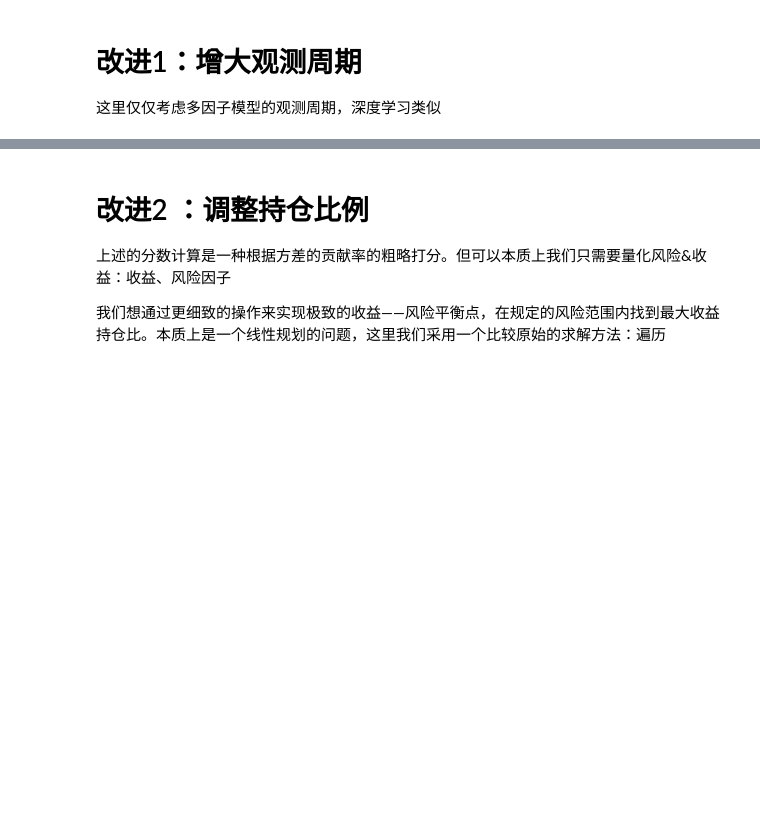
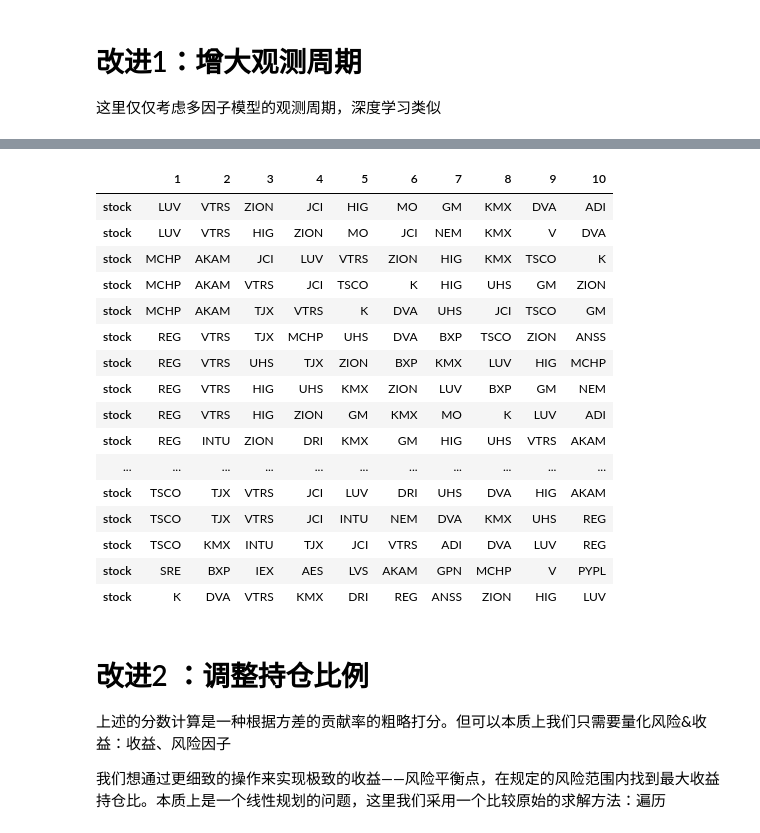
Before and after one commit to zhucebuliaole/MSBD5001_Quant, a Jupyter notebook: mini-project.ipynb, the cells around one changed output, grey strips where cells are left out. Saved outputs shown, nothing was run; the diff lists cells and outputs as text; code cells hidden in the pictures; blank space fills up the shorter version.

```diff
--- a/mini-project.ipynb
+++ b/mini-project.ipynb
@@ -203,0 +211,50 @@ Name: stock, dtype: object
+# %%
+def week(k, data):
+    #k = 3
+    data0 = data[data['start_time']==data['start_time'][k-3]]
+    data1 = data[data['start_time']==data['start_time'][k-2]]
+    data2 = data[data['start_time']==data['start_time'][k-1]]
+    data1.index = data0.index
+    data2.index = data0.index
+    data_composite = data0 + data1 + data2
+    data_composite = data_composite.iloc[0:,6:]
+    data_composite = data_composite/3
+    data_composite = data_composite.reset_index().drop(columns = 'index')
+    companies = data1.iloc[0:,1:3].reset_index().drop(columns = 'index')
+    return data_composite, companies
+
+data = pd.read_csv('30_stocks_weekly_features.csv')
+data.rename(columns={'成交量均值':'Average Volume', '成交金额均值':'Average Turnover', '上周涨跌幅':'Gain/Loss Last Week','涨跌幅均值':'Average Gain/Loss','股价波动程度':'Volatility','开收盘价方差':'Price Variance','未来一周的收益率':'Yield Next week'}, inplace = True)
+week_max = 38
+df = None
+for k in range(3, week_max):
+    data_composite, companies = week(k, data)
+    pca = PCA(n_components=6)
+    pca.fit(data_composite)
+    X_score_scaler_sign = score(pca,data_composite)
+    result = pd.concat([X_score_scaler_sign, companies], axis=1).reindex(X_score_scaler_sign.index)
+    a = pd.DataFrame(result['stock'][:10], columns = ['stock']).T
+    b = a.set_axis(['1', '2', '3', '4', '5', '6', '7', '8', '9', '10'], axis=1, inplace=False)
+    if k == 3:
+        df = b
+    else:
+        df = df.append(b)
+df
+# %% [output]
+|  | 1 | 2 | 3 | 4 | 5 | 6 | 7 | 8 | 9 | 10 |
+| stock | LUV | VTRS | ZION | JCI | HIG | MO | GM | KMX | DVA | ADI |
+| stock | LUV | VTRS | HIG | ZION | MO | JCI | NEM | KMX | V | DVA |
+| stock | MCHP | AKAM | JCI | LUV | VTRS | ZION | HIG | KMX | TSCO | K |
+| stock | MCHP | AKAM | VTRS | JCI | TSCO | K | HIG | UHS | GM | ZION |
+| stock | MCHP | AKAM | TJX | VTRS | K | DVA | UHS | JCI | TSCO | GM |
+| stock | REG | VTRS | TJX | MCHP | UHS | DVA | BXP | TSCO | ZION | ANSS |
+| stock | REG | VTRS | UHS | TJX | ZION | BXP | KMX | LUV | HIG | MCHP |
+| stock | REG | VTRS | HIG | UHS | KMX | ZION | LUV | BXP | GM | NEM |
+| stock | REG | VTRS | HIG | ZION | GM | KMX | MO | K | LUV | ADI |
+| stock | REG | INTU | ZION | DRI | KMX | GM | HIG | UHS | VTRS | AKAM |
+| ... | ... | ... | ... | ... | ... | ... | ... | ... | ... | ... |
+| stock | TSCO | TJX | VTRS | JCI | LUV | DRI | UHS | DVA | HIG | AKAM |
+| stock | TSCO | TJX | VTRS | JCI | INTU | NEM | DVA | KMX | UHS | REG |
+| stock | TSCO | KMX | INTU | TJX | JCI | VTRS | ADI | DVA | LUV | REG |
+| stock | SRE | BXP | IEX | AES | LVS | AKAM | GPN | MCHP | V | PYPL |
+| stock | K | DVA | VTRS | KMX | DRI | REG | ANSS | ZION | HIG | LUV |
```
Also changed, not shown: parts of 21 cells of this notebook, 1 other file.
